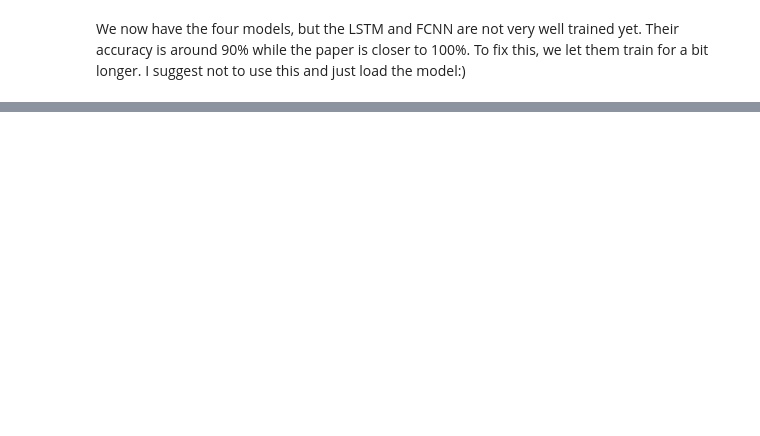
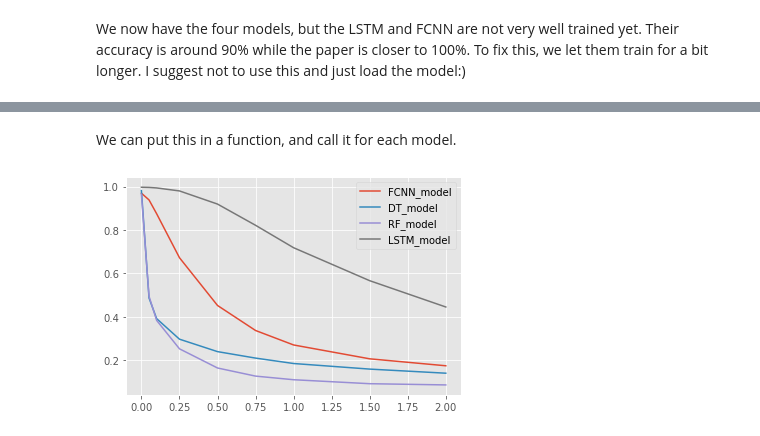
Before and after one commit to Eudelft/Deepproject, a Jupyter notebook: deep.ipynb, the cells around one changed output, grey strips where cells are left out. Saved outputs shown, nothing was run; the diff lists cells and outputs as text; code cells hidden in the pictures; blank space fills up the shorter version.

```diff
--- a/deep.ipynb
+++ b/deep.ipynb
@@ -438,0 +550,27 @@ else:  # fit the models
+# %% [markdown]
+We can put this in a function, and call it for each model.
+# %%
+def noise_robustness(model, X, y, standard_deviations):
+    accuracies = []
+
+    for sigma in standard_deviations:
+        X_noisy = add_noise(X, sigma)
+        accuracies.append(test_accuracy(model, X_noisy, y))
+
+    return standard_deviations, accuracies
+
+
+standard_deviation = [0, 0.05, 0.1, 0.25, 0.5, 0.75, 1, 1.5, 2]
+
+# These models use the same training data, so they can be called in a loop:
+for model, label in zip([FCNN_model, DT_model, RF_model], ["FCNN_model", "DT_model", "RF_model"]):
+    plot_data = noise_robustness(model, X_test_scaled_nw, y_test_nw, standard_deviation)
+    plt.plot(plot_data[0], plot_data[1], label=label)
+
+plot_data = noise_robustness(LSTM_model, X_test, y_test, standard_deviation)
+plt.plot(plot_data[0], plot_data[1], label="LSTM_model")
+
+plt.legend()
+plt.show()
+# %% [output]
+[figure, added]
```
Also changed, not shown: parts of 20 cells of this notebook, 8 other files.
